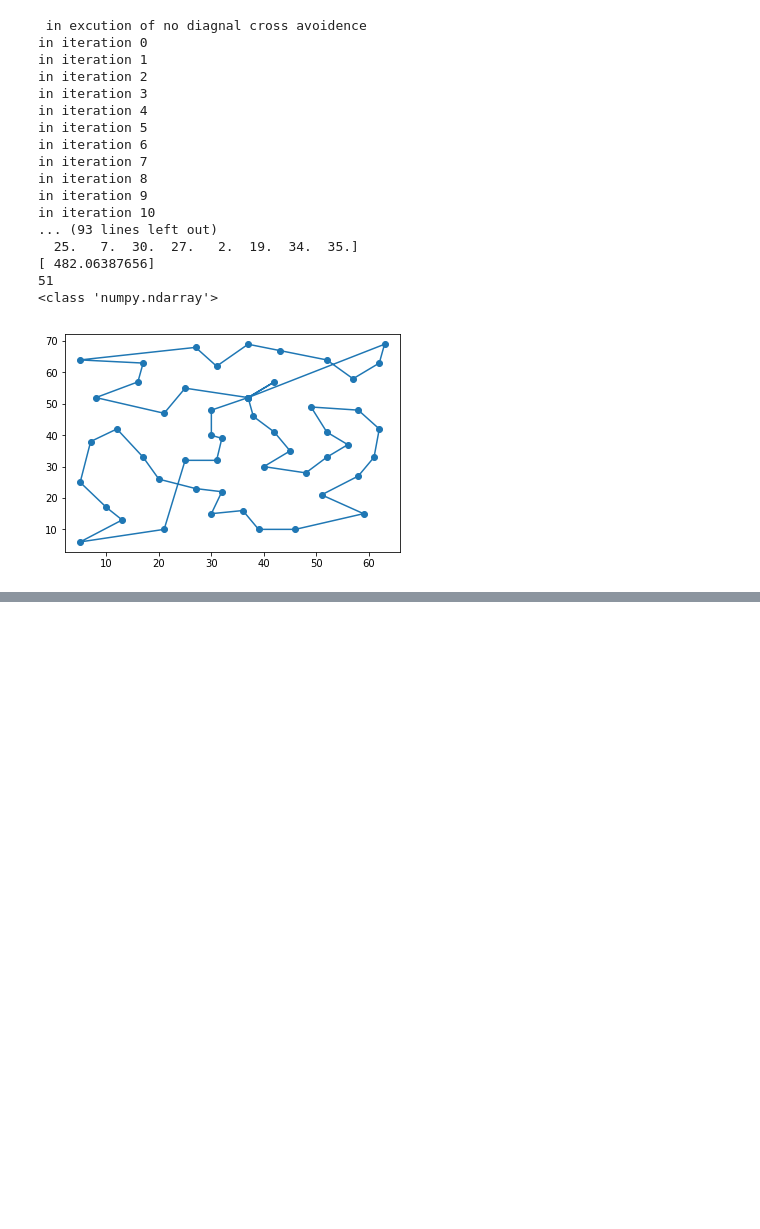
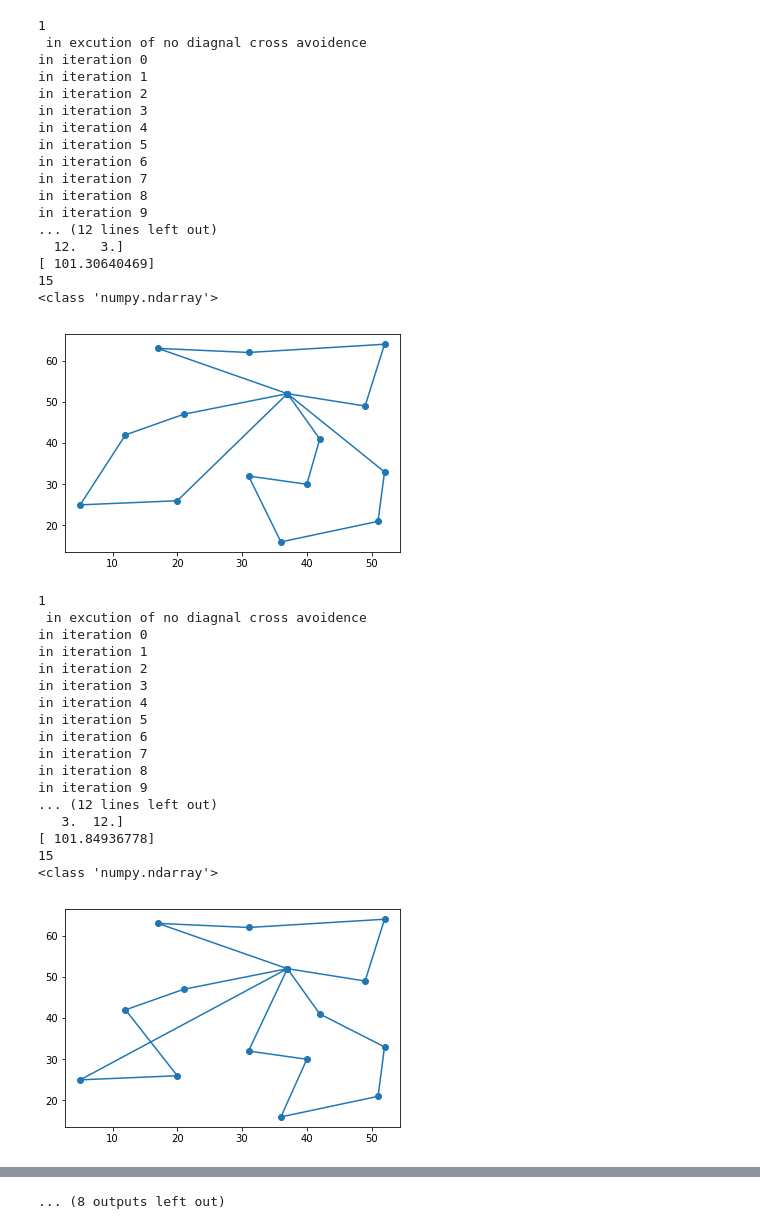
Before and after one commit to 2016cxg/MinMax-MTSP-based-on-limited-cities-ACO-and-cross-avoidance, a Jupyter notebook: src/test_on_ant_colony_algorithm_for_mtsp.ipynb, the cells around one changed output, grey strips where cells are left out. Saved outputs shown, nothing was run; the diff lists cells and outputs as text; code cells hidden in the pictures; blank space fills up the shorter version.

```diff
--- a/src/test_on_ant_colony_algorithm_for_mtsp.ipynb
+++ b/src/test_on_ant_colony_algorithm_for_mtsp.ipynb
@@ -1,34 +1,53 @@
 # %%
 import sys
 sys.path.append("/home/cheng/PycharmProjects/TSP/src/")
 sys.path.append("/home/cheng/PycharmProjects/TSP/src/TravelingSalesmanProblem/")
 sys.path.append("/home/cheng/PycharmProjects/TSP/")
 
 project_path = "/home/cheng/PycharmProjects/TSP/"
 
 from TravelingSalesmanProblem.AntColonyAlgorithmForMTSP import *
 
-mtsp = AntColonyAlgorithmForMTSP(iter_max= 100, num= 3 )
-
-mtsp.excution()
-mtsp.print_information()
-mtsp.plot()
+for i in range( 10 ):
+    mtsp = AntColonyAlgorithmForMTSP(iter_max= 20, num= 3, K = 4, L = 6,
+                datasets= "/home/cheng/PycharmProjects/TSP/datasets/eil15")
+    mtsp.excution()
+    mtsp.print_information()
+    mtsp.plot()
 # %% [output]
+1
  in excution of no diagnal cross avoidence
 in iteration 0
 in iteration 1
 in iteration 2
 in iteration 3
 in iteration 4
 in iteration 5
 in iteration 6
 in iteration 7
 in iteration 8
 in iteration 9
-in iteration 10
-... (93 lines left out)
-  25.   7.  30.  27.   2.  19.  34.  35.]
-[ 482.06387656]
-51
+... (12 lines left out)
+  12.   3.]
+[ 101.30640469]
+15
 <class 'numpy.ndarray'>
-[figure, old version]
+[figure, new version]
+1
+ in excution of no diagnal cross avoidence
+in iteration 0
+in iteration 1
+in iteration 2
+in iteration 3
+in iteration 4
+in iteration 5
+in iteration 6
+in iteration 7
+in iteration 8
+in iteration 9
+... (12 lines left out)
+   3.  12.]
+[ 101.84936778]
+15
+<class 'numpy.ndarray'>
+[figure, added]
@@ -34,0 +126 @@ in iteration 10
+... (8 outputs left out)
```
Also changed, not shown: parts of 2 cells of this notebook, 7 other files.
